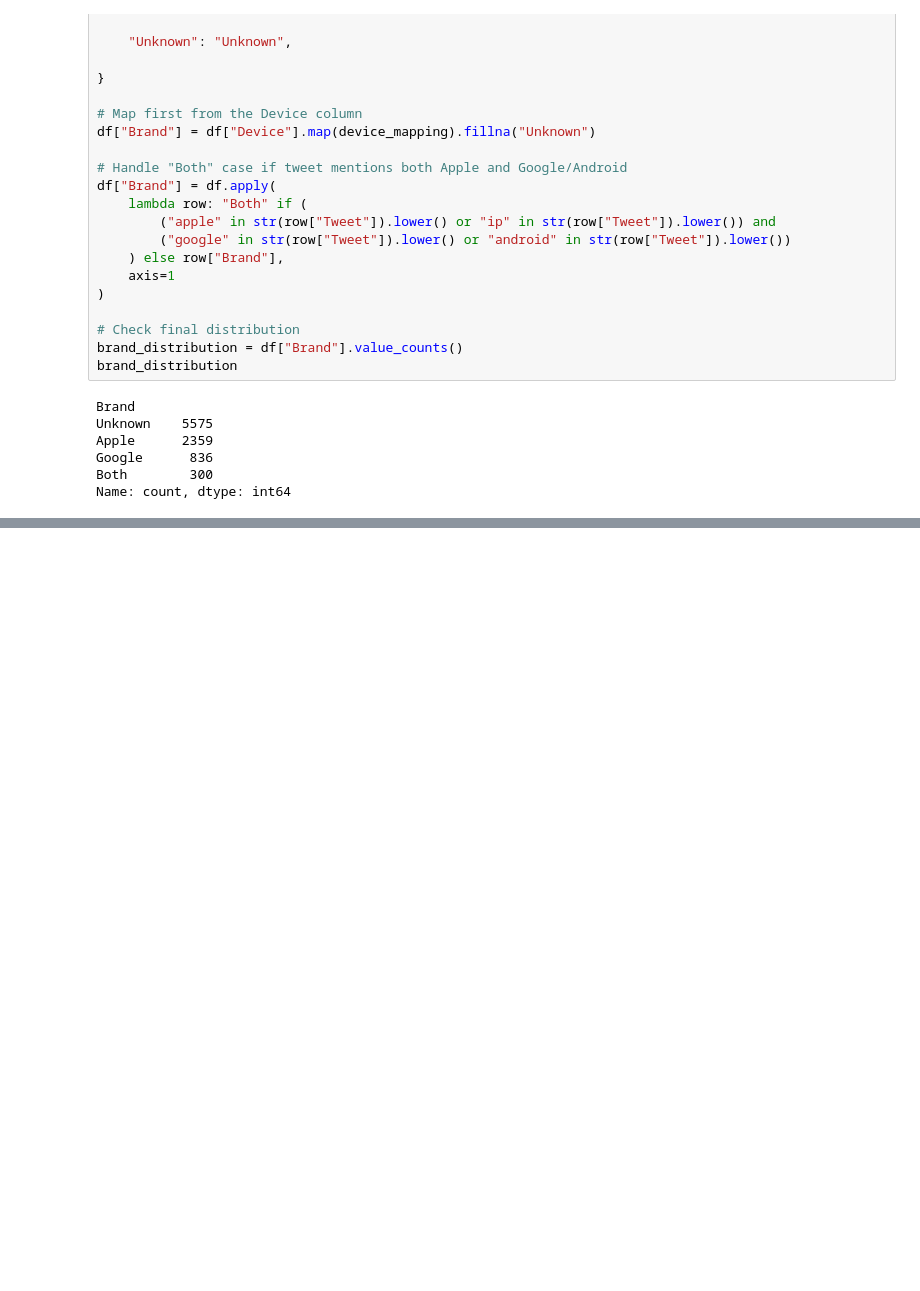
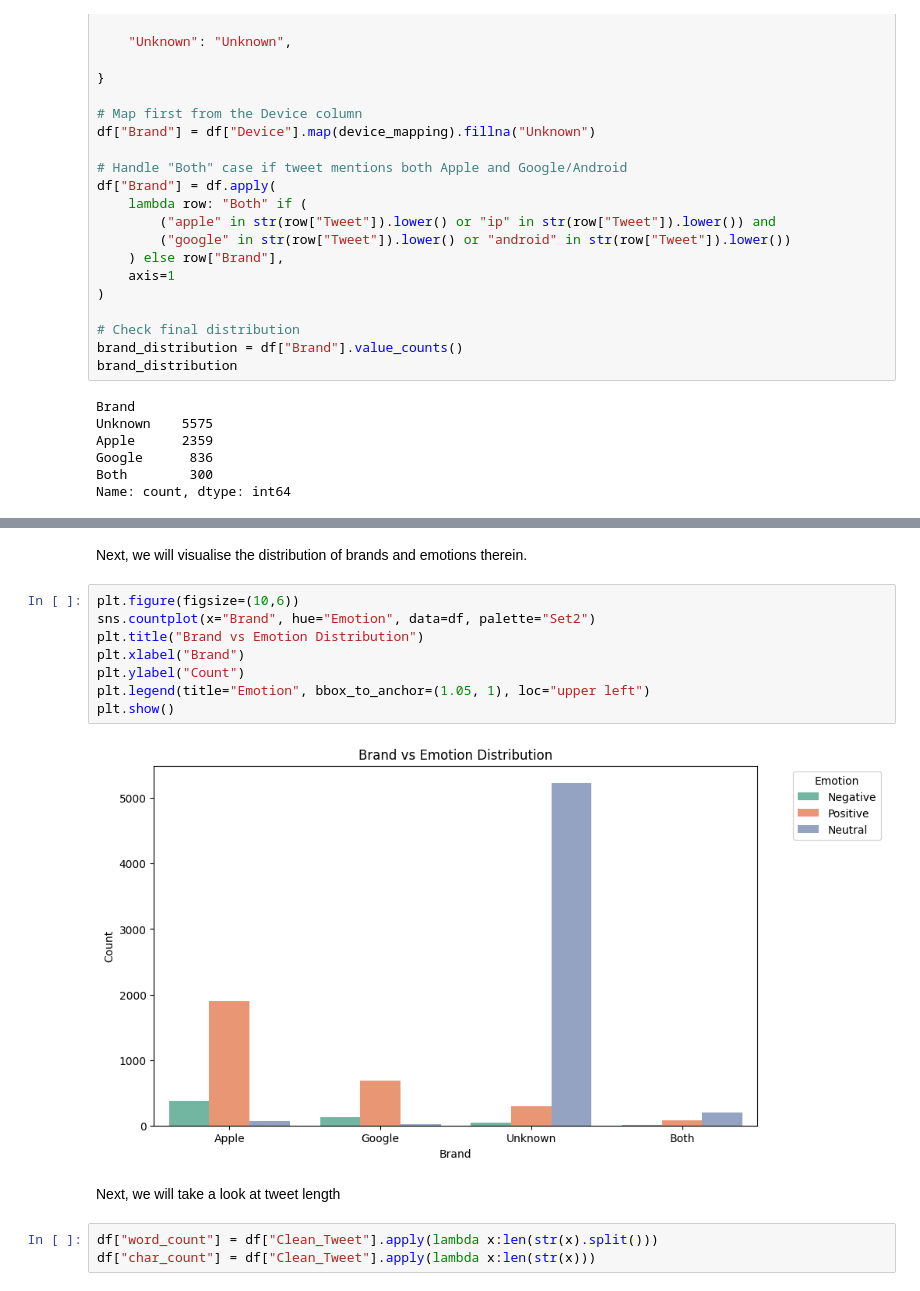
Before and after one commit to tingly-amua/Sentiment-Classification-of-Apple-and-Google-Tweets-Using-NLP, a Jupyter notebook: notebook1.ipynb, the cells around one changed output, grey strips where cells are left out. Saved outputs shown, nothing was run; the diff lists cells and outputs as text; blank space fills up the shorter version.

```diff
--- a/notebook1.ipynb
+++ b/notebook1.ipynb
@@ -226,0 +363,17 @@ Name: count, dtype: int64
+# %% [markdown]
+Next, we will visualise the distribution of brands and emotions therein.
+# %%
+plt.figure(figsize=(10,6))
+sns.countplot(x="Brand", hue="Emotion", data=df, palette="Set2")
+plt.title("Brand vs Emotion Distribution")
+plt.xlabel("Brand")
+plt.ylabel("Count")
+plt.legend(title="Emotion", bbox_to_anchor=(1.05, 1), loc="upper left")
+plt.show()
+# %% [output]
+[figure, added]
+# %% [markdown]
+Next, we will take a look at tweet length
+# %%
+df["word_count"] = df["Clean_Tweet"].apply(lambda x:len(str(x).split()))
+df["char_count"] = df["Clean_Tweet"].apply(lambda x:len(str(x)))
```
Also changed, not shown: parts of 29 cells of this notebook, 1 other file.
